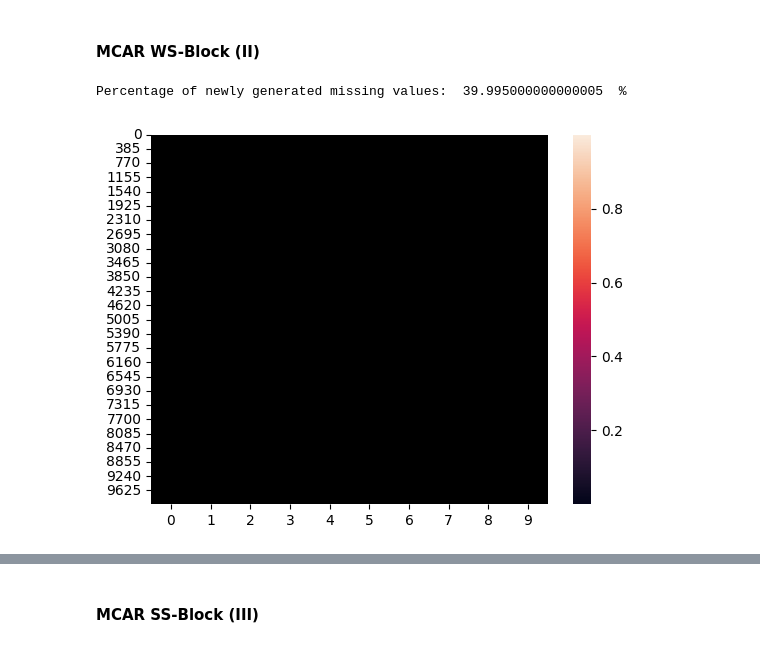
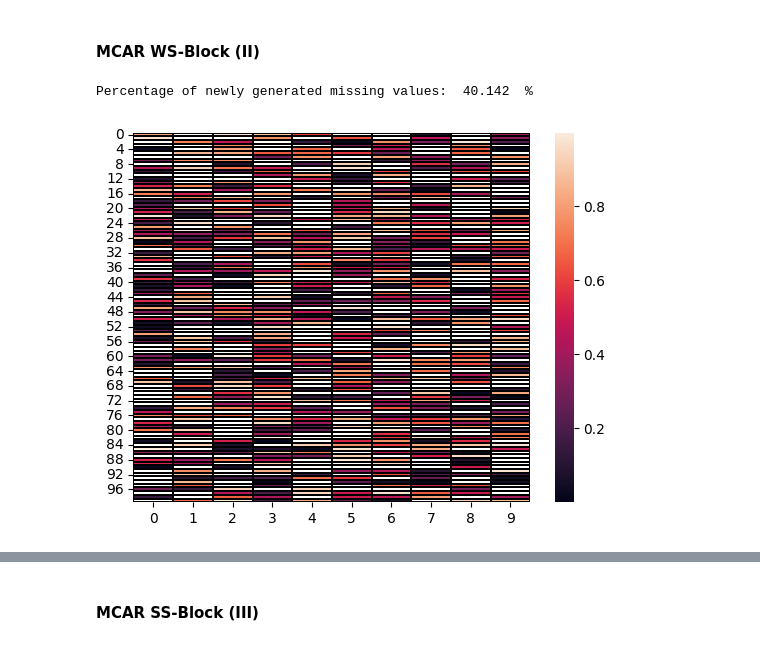
Before and after one commit to arvindkalyan/structured_missingness, a Jupyter notebook: test_simulate.ipynb, the cells around one changed output, grey strips where cells are left out. Saved outputs shown, nothing was run; the diff lists cells and outputs as text; code cells hidden in the pictures.

```diff
--- a/test_simulate.ipynb
+++ b/test_simulate.ipynb
@@ -177,15 +177,15 @@ plot_mask_corr(R_mcar_U, "MCAR-U")
 # %%
 for i in num_tests:
     X_miss_mcar_WSB = simulate_nan(X_complete_cont, p_miss=0.4, mecha="MCAR", structured=True, weak=True, sequential=False)
 
     X_mcar_WSB = X_miss_mcar_WSB['X_incomp']
     R_mcar_WSB = X_miss_mcar_WSB['mask']
 
 print("Percentage of newly generated missing values: ", (R_mcar_WSB.sum())/np.prod(R_mcar_WSB.shape)*100, " %")
-ax = sns.heatmap(X_mcar_WSB, mask=R_mcar_WSB==1, linewidths=0.005, linecolor='black')
+ax = sns.heatmap(X_mcar_WSB[:100], mask=R_mcar_WSB[:100]==1, linewidths=0.005, linecolor='black')
 # %% [output]
-Percentage of newly generated missing values:  39.995000000000005  %
+Percentage of newly generated missing values:  40.142  %
-[figure, old version]
+[figure, new version]
 # %%
 plot_mask_corr(R_mcar_WSB, "MCAR-WS Block")
 # %% [output]
```
Also changed, not shown: parts of 36 cells of this notebook, 3 other files.
